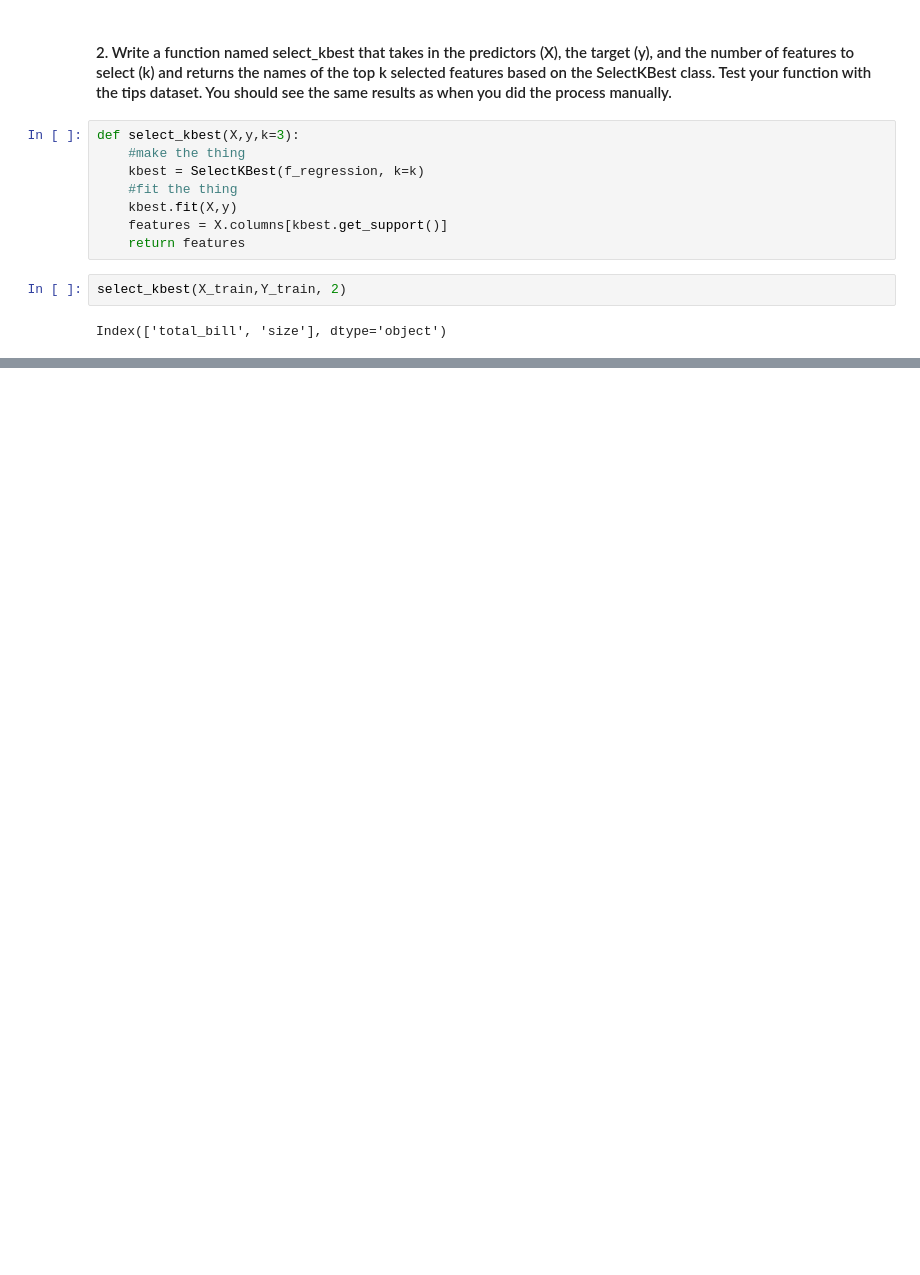
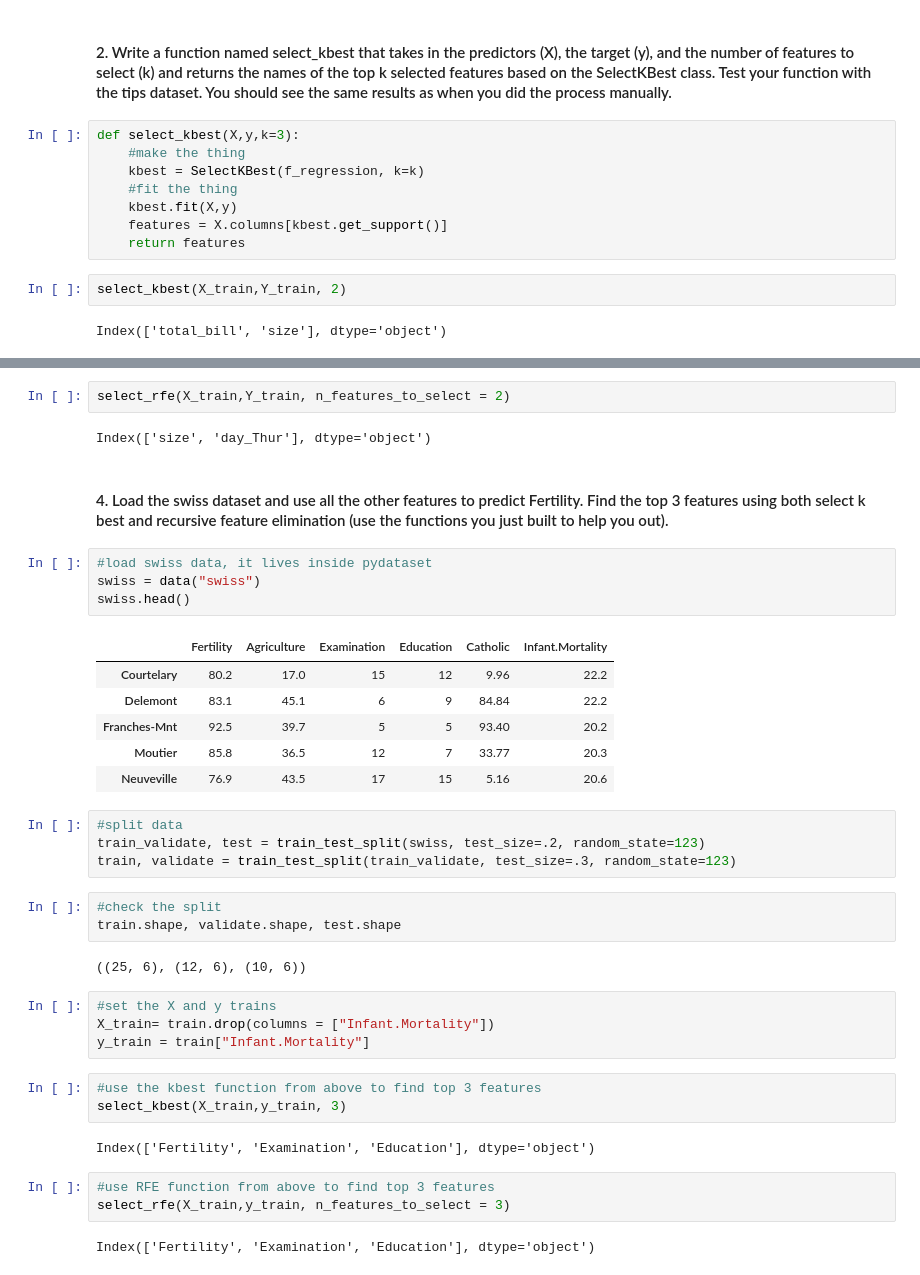
Before and after one commit to rajeshlamichhane04/regression-exercises, a Jupyter notebook: feature_engineering.ipynb, the cells around one changed output, grey strips where cells are left out. Saved outputs shown, nothing was run; the diff lists cells and outputs as text; blank space fills up the shorter version.

```diff
--- a/feature_engineering.ipynb
+++ b/feature_engineering.ipynb
@@ -196,0 +208,40 @@ Index(['total_bill', 'size'], dtype='object')
+# %%
+select_rfe(X_train,Y_train, n_features_to_select = 2)
+# %% [output]
+Index(['size', 'day_Thur'], dtype='object')
+# %% [markdown]
+#### 4. Load the swiss dataset and use all the other features to predict Fertility. Find the top 3 features using both select k best and recursive feature elimination (use the functions you just built to help you out).
+# %%
+#load swiss data, it lives inside pydataset
+swiss = data("swiss")
+swiss.head()
+# %% [output]
+|  | Fertility | Agriculture | Examination | Education | Catholic | Infant.Mortality |
+| Courtelary | 80.2 | 17.0 | 15 | 12 | 9.96 | 22.2 |
+| Delemont | 83.1 | 45.1 | 6 | 9 | 84.84 | 22.2 |
+| Franches-Mnt | 92.5 | 39.7 | 5 | 5 | 93.40 | 20.2 |
+| Moutier | 85.8 | 36.5 | 12 | 7 | 33.77 | 20.3 |
+| Neuveville | 76.9 | 43.5 | 17 | 15 | 5.16 | 20.6 |
+# %%
+#split data
+train_validate, test = train_test_split(swiss, test_size=.2, random_state=123)
+train, validate = train_test_split(train_validate, test_size=.3, random_state=123)
+# %%
+#check the split
+train.shape, validate.shape, test.shape
+# %% [output]
+((25, 6), (12, 6), (10, 6))
+# %%
+#set the X and y trains
+X_train= train.drop(columns = ["Infant.Mortality"])
+y_train = train["Infant.Mortality"]
+# %%
+#use the kbest function from above to find top 3 features
+select_kbest(X_train,y_train, 3)
+# %% [output]
+Index(['Fertility', 'Examination', 'Education'], dtype='object')
+# %%
+#use RFE function from above to find top 3 features
+select_rfe(X_train,y_train, n_features_to_select = 3)
+# %% [output]
+Index(['Fertility', 'Examination', 'Education'], dtype='object')
```
Also changed, not shown: parts of 5 cells of this notebook.
